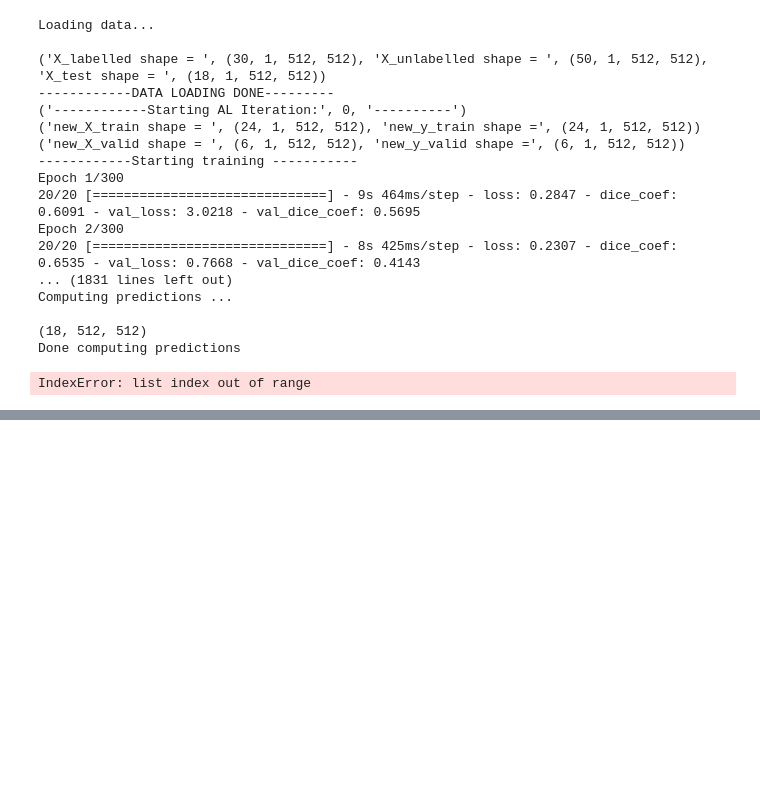
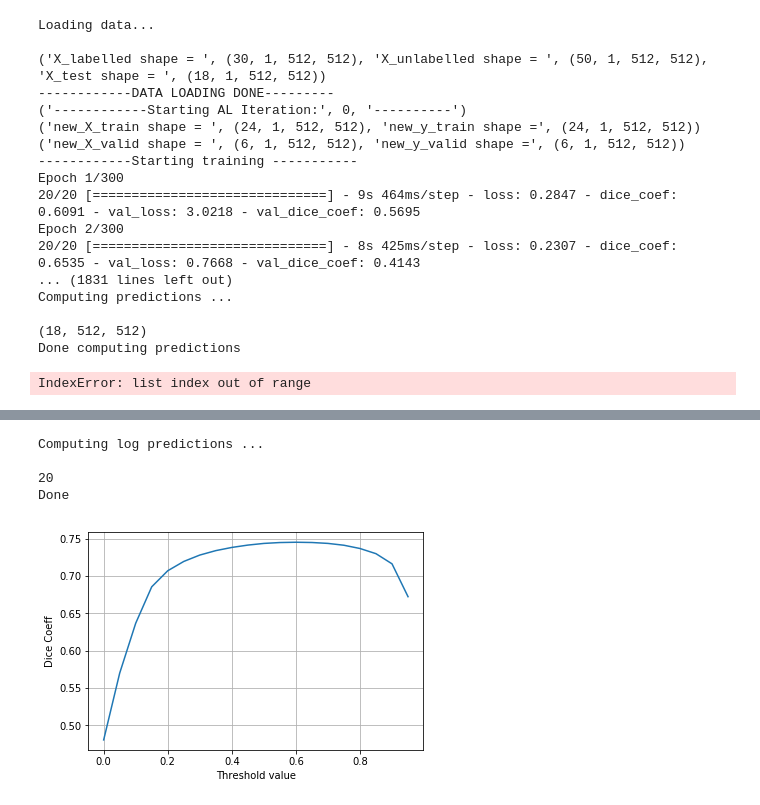
Before and after one commit to neuropoly/deep-active-learning, a Jupyter notebook: ceal/active_learning_27_09.ipynb, the cells around one changed output, grey strips where cells are left out. Saved outputs shown, nothing was run; the diff lists cells and outputs as text; code cells hidden in the pictures; blank space fills up the shorter version.

```diff
--- a/ceal/active_learning_27_09.ipynb
+++ b/ceal/active_learning_27_09.ipynb
@@ -725,0 +695,35 @@ AttributeError: 'list' object has no attribute 'split'
+# %%
+# uncertainty computation
+
+
+dice_coef_test = np.zeros(len(X_test))
+dice = []
+
+print("Computing log predictions ...\n")
+predictions = predict(X_test, model)
+
+for threshold in np.arange(0, 1, 0.05):
+    dice_coef_test = np.zeros(len(X_test))
+    for i in range(len(X_test)):
+        sample = X_test[i].reshape([1, 1, img_rows, img_cols])
+        sample_prediction = cv2.threshold(predictions[i], threshold, 1, cv2.THRESH_BINARY)[1].astype('uint8')
+        dice_coef_test[i] = compute_dice_coef(y_test[i][0], sample_prediction)
+    dice.append(np.mean(dice_coef_test))
+
+
+print(len(dice))
+print("Done")
+# %% [output]
+Computing log predictions ...
+
+20
+Done
+# %%
+plt.plot(np.arange(0, 1, 0.05), dice )
+plt.ylabel("Dice Coeff")
+plt.xlabel("Threshold value")
+plt.grid()
+#plt.ylim(0.7, 0.75)
+plt.show()
+# %% [output]
+[figure, added]
```
Also changed, not shown: parts of 20 cells of this notebook.
